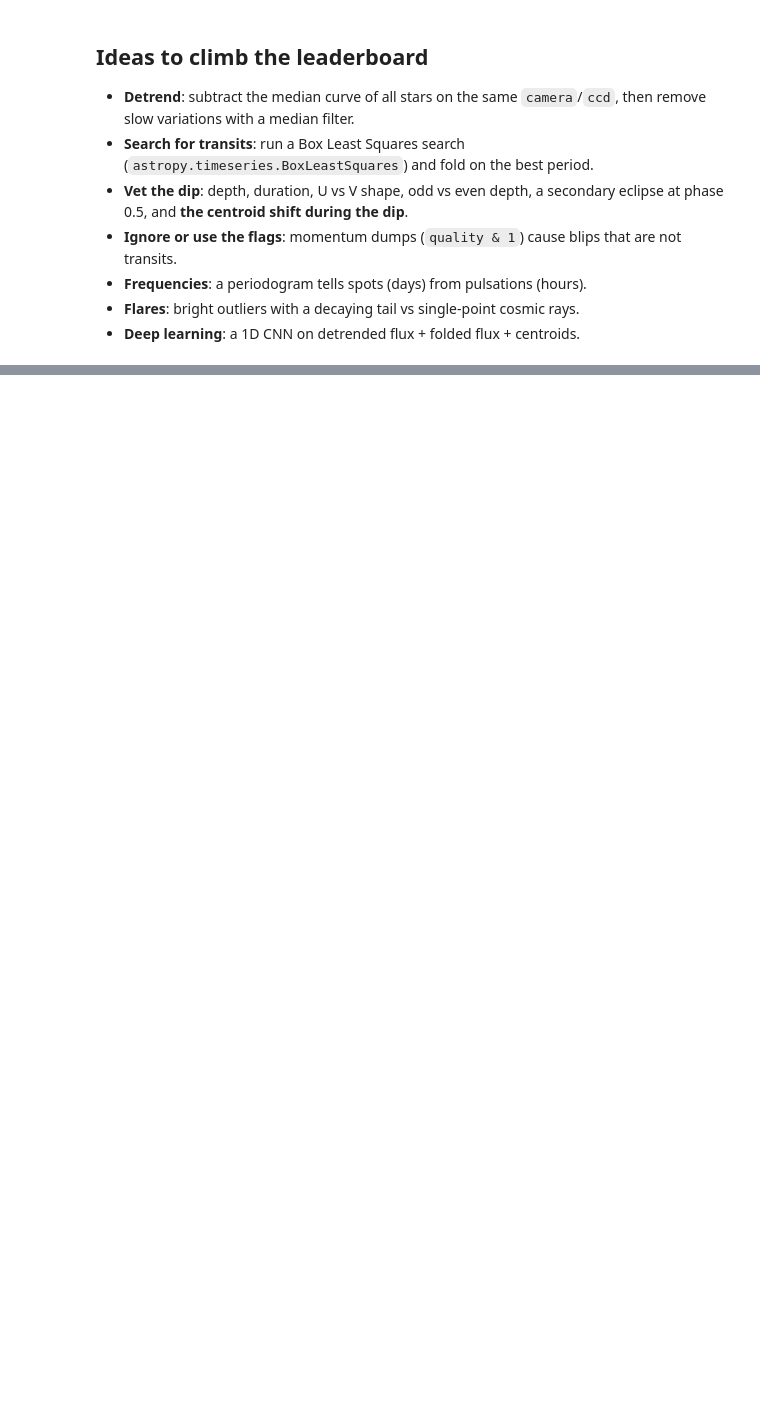
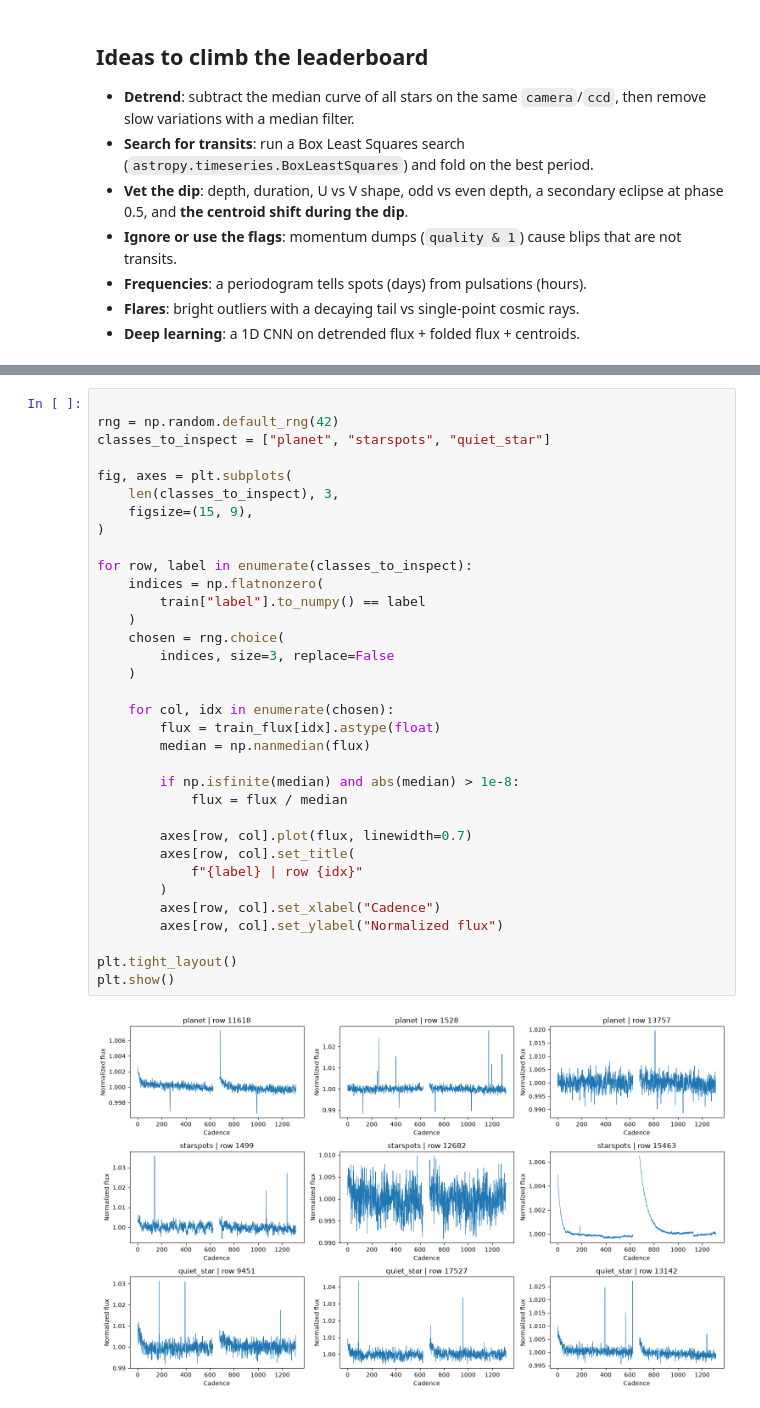
Before and after one commit to VishnuVardhanKasireddy/Planet-Hunter-ML-Challenge, a Jupyter notebook: notebooks/starter_notebook.ipynb, the cells around one changed output, grey strips where cells are left out. Drawn from its saved outputs; the diff is of its cells as text; blank space fills up the shorter version.

```diff
--- a/notebooks/starter_notebook.ipynb
+++ b/notebooks/starter_notebook.ipynb
@@ -86,0 +1002,36 @@ sub.label.value_counts()
+# %%
+
+rng = np.random.default_rng(42)
+classes_to_inspect = ["planet", "starspots", "quiet_star"]
+
+fig, axes = plt.subplots(
+    len(classes_to_inspect), 3,
+    figsize=(15, 9),
+)
+
+for row, label in enumerate(classes_to_inspect):
+    indices = np.flatnonzero(
+        train["label"].to_numpy() == label
+    )
+    chosen = rng.choice(
+        indices, size=3, replace=False
+    )
+
+    for col, idx in enumerate(chosen):
+        flux = train_flux[idx].astype(float)
+        median = np.nanmedian(flux)
+
+        if np.isfinite(median) and abs(median) > 1e-8:
+            flux = flux / median
+
+        axes[row, col].plot(flux, linewidth=0.7)
+        axes[row, col].set_title(
+            f"{label} | row {idx}"
+        )
+        axes[row, col].set_xlabel("Cadence")
+        axes[row, col].set_ylabel("Normalized flux")
+
+plt.tight_layout()
+plt.show()
+# %% [output]
+[figure, added]
```
Also changed, not shown: parts of 48 cells of this notebook, 7 other files.
